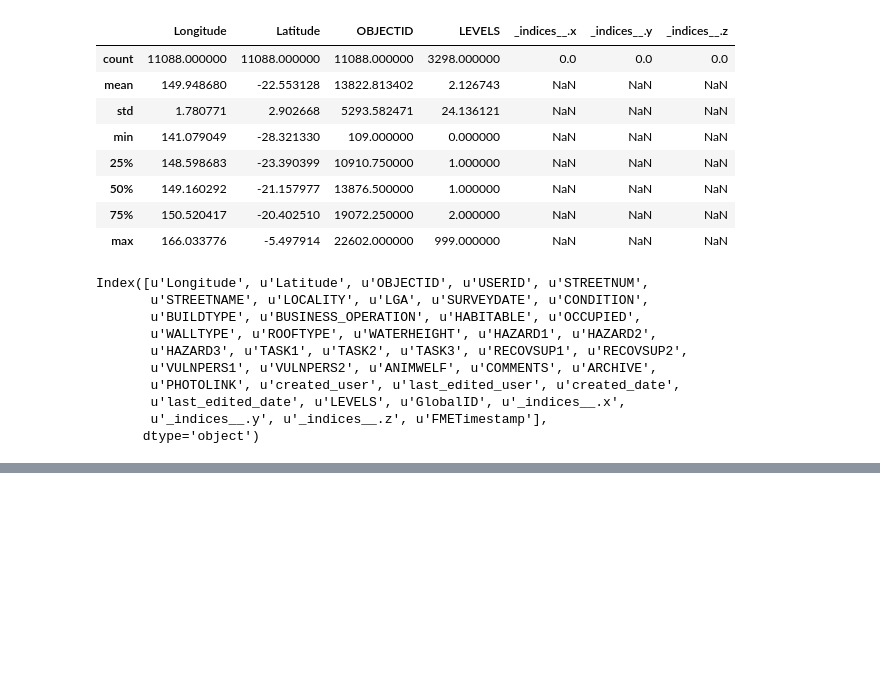
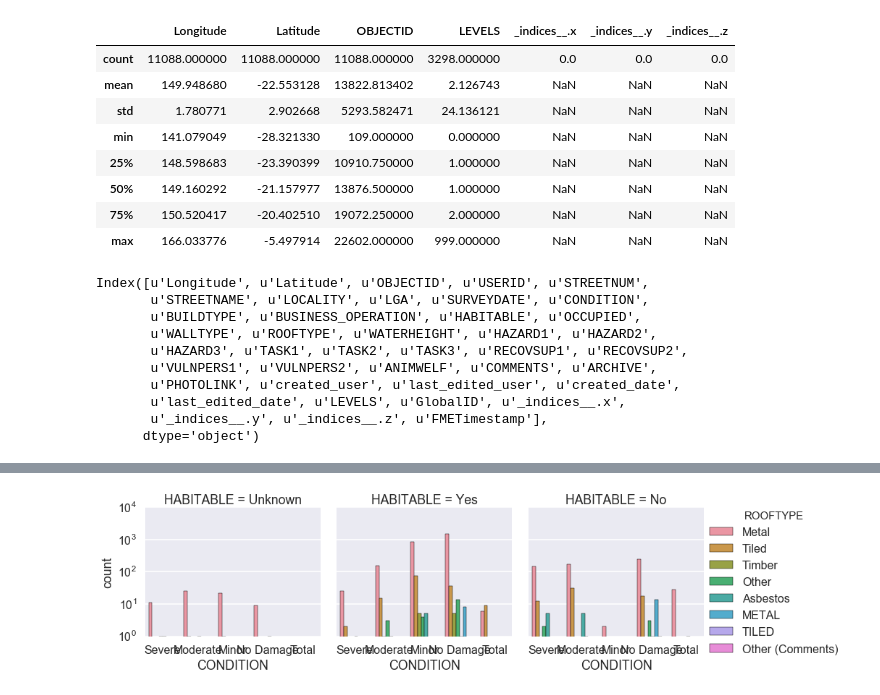
Before and after one commit to wcarthur/notebooks, a Jupyter notebook: Rapid damage assessment survey data - TC Debbie.ipynb, the cells around one changed output, grey strips where cells are left out. Drawn from its saved outputs; the diff is of its cells as text; code cells hidden in the pictures; blank space fills up the shorter version.

Commit message:
Add factorplot

```diff
--- a/Rapid damage assessment survey data - TC Debbie.ipynb
+++ b/Rapid damage assessment survey data - TC Debbie.ipynb
@@ -42,0 +43,5 @@ ax.set_yscale("log", nonposy='clip')
+# %%
+g = sns.factorplot(x="CONDITION", hue="ROOFTYPE", col="HABITABLE", data=df, kind="count")
+g.axes[0][0].set_yscale("log", nonposy="clip")
+# %% [output]
+[figure, added]
```
Also changed, not shown: parts of 2 cells of this notebook.
